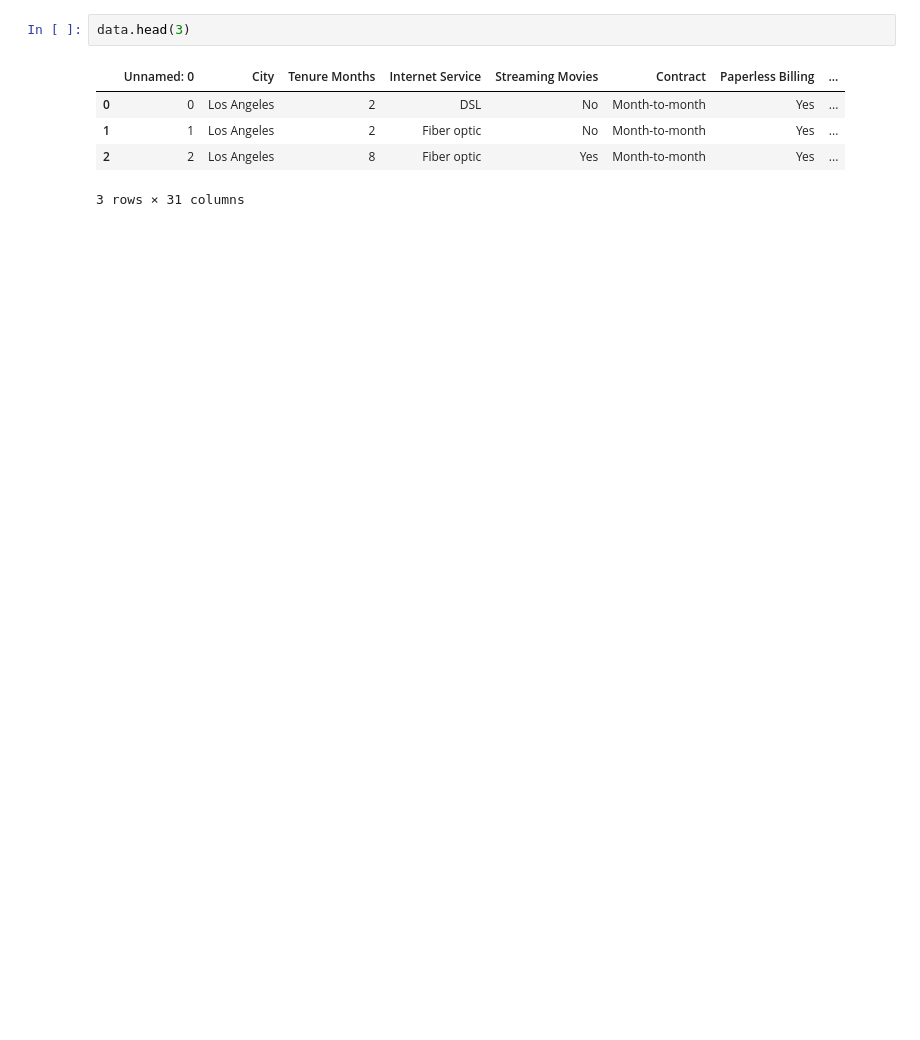
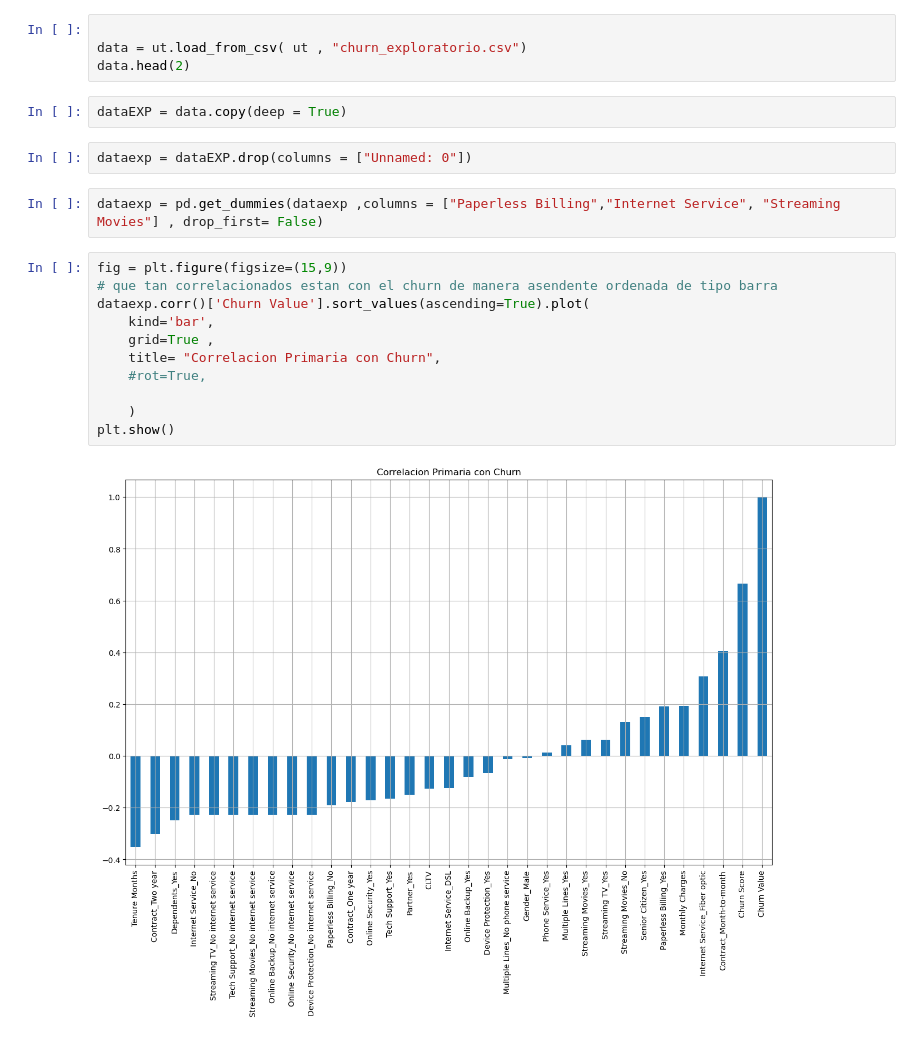
Before and after one commit to Brayam1998/dataScience_Churn, a Jupyter notebook: proyecto churn/Analisis_exploratorio/analisis_exploratorio.ipynb, the cells around one changed output. Saved outputs shown, nothing was run; the diff lists cells and outputs as text; blank space fills up the shorter version.

Commit message:
plot primario hecho

```diff
--- a/proyecto churn/Analisis_exploratorio/analisis_exploratorio.ipynb
+++ b/proyecto churn/Analisis_exploratorio/analisis_exploratorio.ipynb
@@ -10,8 +8,23 @@ data = ut.load_from_csv( ut , "churn_exploratorio.csv")
-# %%
-data.head(3)
-# %% [output]
-|  | Unnamed: 0 | City | Tenure Months | Internet Service | Streaming Movies | Contract | Paperless Billing | ... |
-| 0 | 0 | Los Angeles | 2 | DSL | No | Month-to-month | Yes | ... |
-| 1 | 1 | Los Angeles | 2 | Fiber optic | No | Month-to-month | Yes | ... |
-| 2 | 2 | Los Angeles | 8 | Fiber optic | Yes | Month-to-month | Yes | ... |
-3 rows × 31 columns
+# %%
+
+data = ut.load_from_csv( ut , "churn_exploratorio.csv")
+data.head(2)
+# %%
+dataEXP = data.copy(deep = True)
+# %%
+dataexp = dataEXP.drop(columns = ["Unnamed: 0"])
+# %%
+dataexp = pd.get_dummies(dataexp ,columns = ["Paperless Billing","Internet Service", "Streaming Movies"] , drop_first= False)
+# %%
+fig = plt.figure(figsize=(15,9))
+# que tan correlacionados estan con el churn de manera asendente ordenada de tipo barra
+dataexp.corr()['Churn Value'].sort_values(ascending=True).plot(
+    kind='bar',
+    grid=True ,
+    title= "Correlacion Primaria con Churn",
+    #rot=True,
+
+    )
+plt.show()
+# %% [output]
+[figure, added]
```
Also changed, not shown: parts of 7 cells of this notebook.
